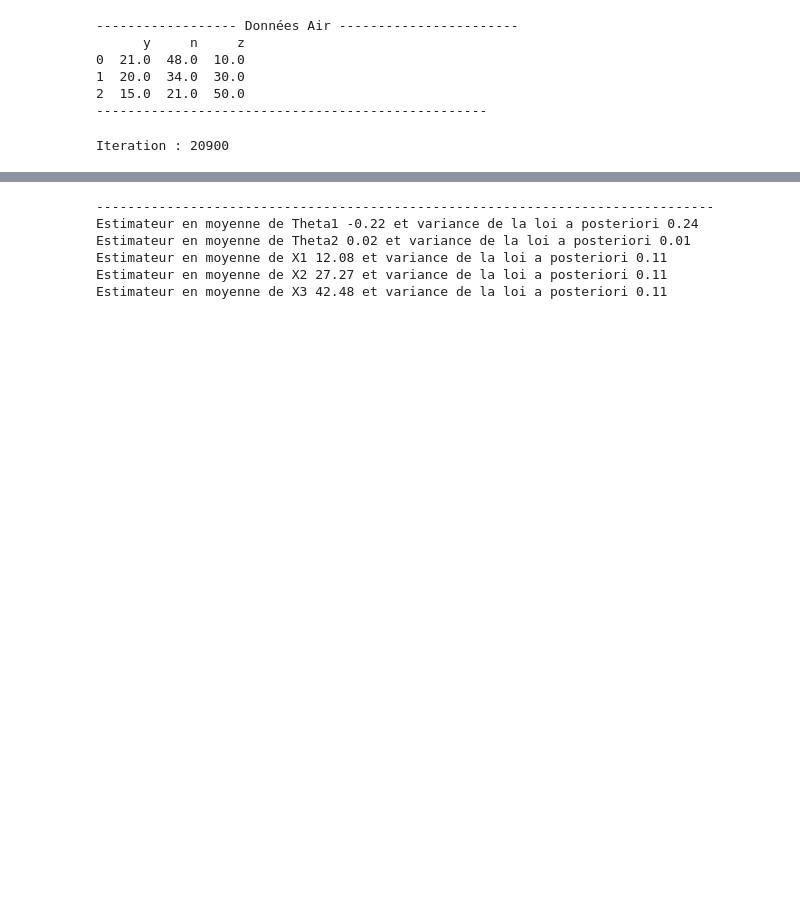
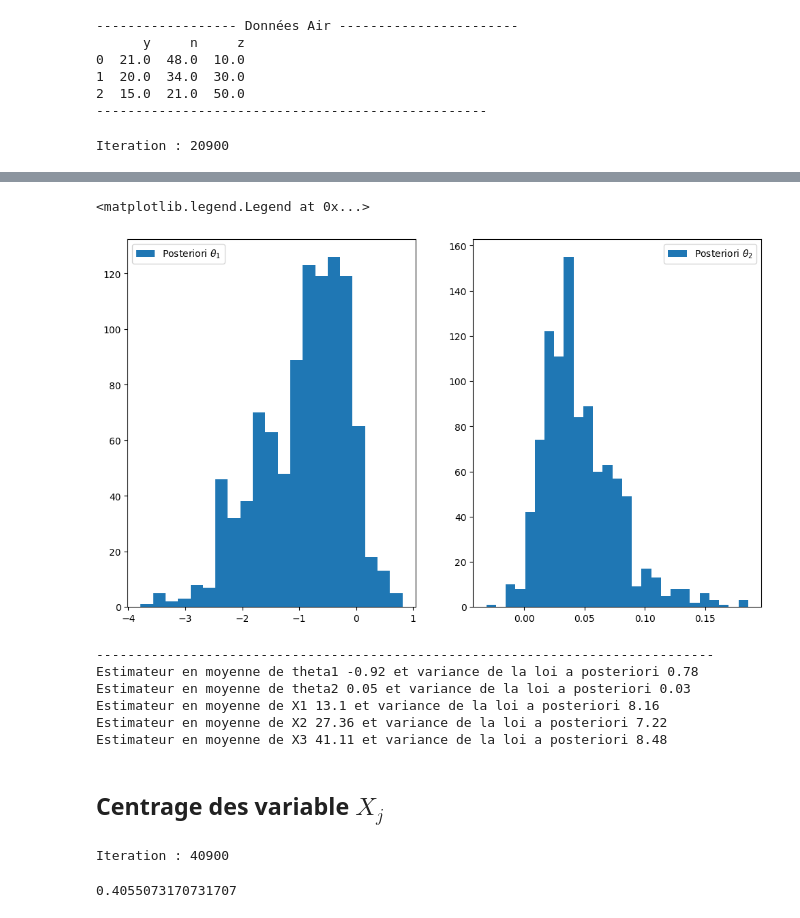
Before and after one commit to imn167/Air_Berkson, a Jupyter notebook: Gibbs.ipynb, the cells around one changed output, grey strips where cells are left out. Saved outputs shown, nothing was run; the diff lists cells and outputs as text; code cells hidden in the pictures; blank space fills up the shorter version.

```diff
--- a/Gibbs.ipynb
+++ b/Gibbs.ipynb
@@ -126,15 +140,28 @@ plt.show()
+# %%
+fig, ax = plt.subplot_mosaic([["A","B"]], figsize = (12, 7))
+ax["A"].hist(theta[: , 0], bins = "auto", label = r"Posteriori $\theta_1$")
+ax["A"].legend()
+
+
+ax["B"].hist(theta[: , 1], bins = "auto", label = r"Posteriori $\theta_2$")
+ax["B"].legend()
+# %% [output]
+<matplotlib.legend.Legend at 0x...>
+[figure, added]
 # %%
 #Tableau résumé : statistiques des différents paramètres ?
 print("-------------------------------------------------------------------------------")
-print(f"Estimateur en moyenne de Theta1 {round(np.mean(theta[11000: , 0]), 2)} et variance de la loi a posteriori {round(np.std(theta[11000: , 0]), 2)}")
-print(f"Estimateur en moyenne de Theta2 {round(np.mean(theta[11000: , 1]),2)} et variance de la loi a posteriori {round(np.std(theta[11000: , 1]),2)}")
-print(f"Estimateur en moyenne de X1 {round(np.mean(X[11000: , 0]),2)} et variance de la loi a posteriori {round(np.std(X[11000: , 0]),2)}")
-print(f"Estimateur en moyenne de X2 {round(np.mean(X[11000: , 1]),2)} et variance de la loi a posteriori {round(np.std(X[11000: , 1]),2)}")
-print(f"Estimateur en moyenne de X3 {round(np.mean(X[11000: , 2]),2)} et variance de la loi a posteriori {round(np.std(X[11000: , 2]),2)}")
+print(f"Estimateur en moyenne de theta1 {round(np.mean(theta[: , 0]), 2)} et variance de la loi a posteriori {round(np.std(theta[: , 0]), 2)}")
+print(f"Estimateur en moyenne de theta2 {round(np.mean(theta[: , 1]),2)} et variance de la loi a posteriori {round(np.std(theta[: , 1]),2)}")
+print(f"Estimateur en moyenne de X1 {round(np.mean(X[: , 0]),2)} et variance de la loi a posteriori {round(np.std(X[: , 0]),2)}")
+print(f"Estimateur en moyenne de X2 {round(np.mean(X[: , 1]),2)} et variance de la loi a posteriori {round(np.std(X[: , 1]),2)}")
+print(f"Estimateur en moyenne de X3 {round(np.mean(X[: , 2]),2)} et variance de la loi a posteriori {round(np.std(X[: , 2]),2)}")
 # %% [output]
 -------------------------------------------------------------------------------
-Estimateur en moyenne de Theta1 -0.22 et variance de la loi a posteriori 0.24
-Estimateur en moyenne de Theta2 0.02 et variance de la loi a posteriori 0.01
-Estimateur en moyenne de X1 12.08 et variance de la loi a posteriori 0.11
-Estimateur en moyenne de X2 27.27 et variance de la loi a posteriori 0.11
-Estimateur en moyenne de X3 42.48 et variance de la loi a posteriori 0.11
+Estimateur en moyenne de theta1 -0.92 et variance de la loi a posteriori 0.78
+Estimateur en moyenne de theta2 0.05 et variance de la loi a posteriori 0.03
+Estimateur en moyenne de X1 13.1 et variance de la loi a posteriori 8.16
+Estimateur en moyenne de X2 27.36 et variance de la loi a posteriori 7.22
+Estimateur en moyenne de X3 41.11 et variance de la loi a posteriori 8.48
+# %% [markdown]
+## Centrage des variable $X_j$
@@ -140,0 +246,17 @@ Estimateur en moyenne de X3 42.48 et variance de la loi a posteriori 0.11
+# %%
+#hyperparm
+tau2 = 81.14 #variance pour les Xj (dans le papier)
+sigma1 = 1000 #variance pour theta1
+sigma2 = 1000 #variance pour theta2
+prop_sdx = 8 #pas du noyau de proposition pour les Xi
+sd_theta1 = 5 #pas du noyau de proposition pour theta1
+sd_theta2 = .2 #pas du noyau de proposition pour theta2
+
+theta_centered, X_centered, prob_accep = Gibbs_sampler(41000, data_air, np.array([0, 0]),
+                                                       np.zeros(3), np.array([sd_theta1, sd_theta2]), prop_sdx, sigma1, sigma2, tau2, 21000, 10)
+# %% [output]
+Iteration : 40900
+# %%
+prob_accep
+# %% [output]
+0.4055073170731707
```
Also changed, not shown: parts of 9 cells of this notebook.
